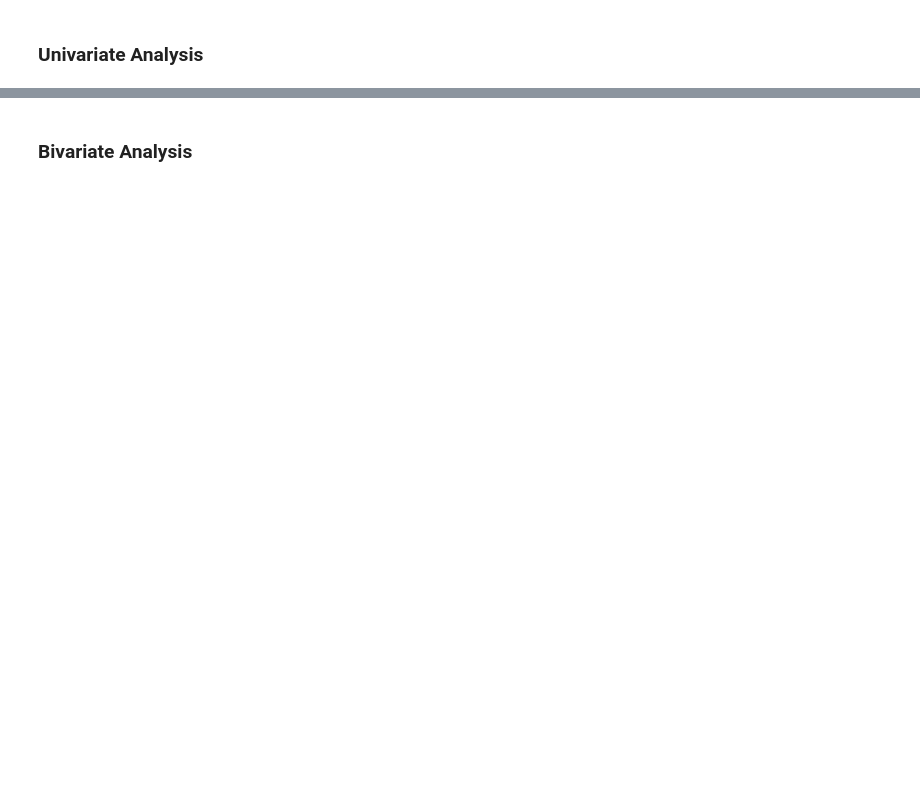
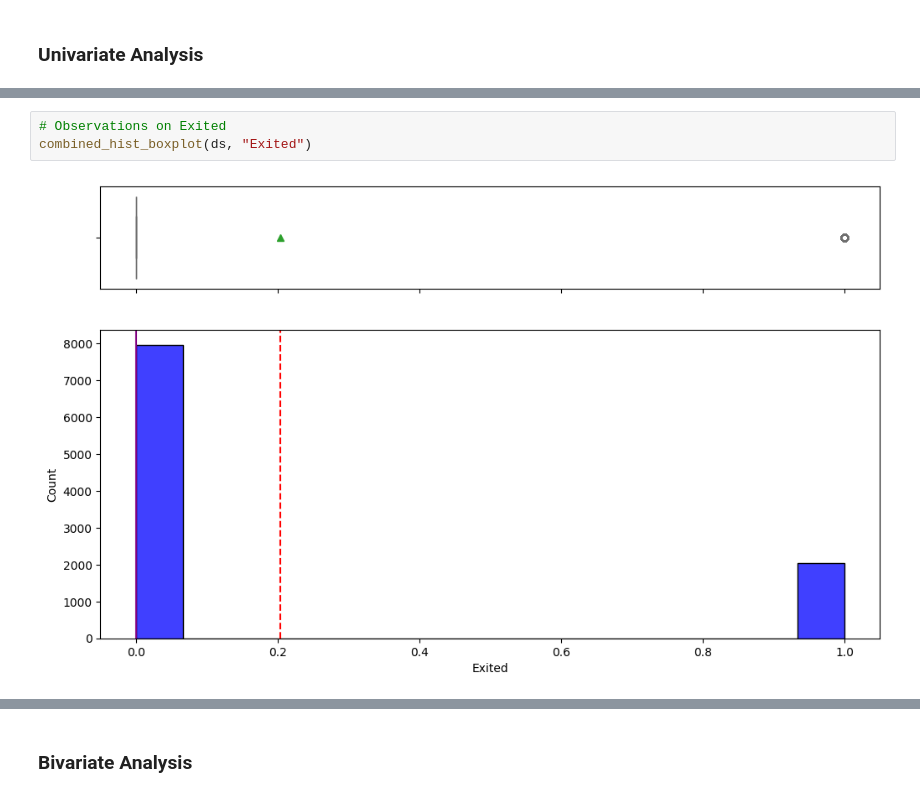
Before and after one commit to developer20sujeet/Python_For_AIML_DataScience, a Jupyter notebook: GreatLearningProject/NLP/1.Bank Churn Prediction/INN_Learner_Notebook_Full_code.ipynb, the cells around one changed output, grey strips where cells are left out. Cells and saved outputs as stored; diff of their text form; blank space fills up the shorter version.

```diff
--- a/GreatLearningProject/NLP/1.Bank Churn Prediction/INN_Learner_Notebook_Full_code.ipynb
+++ b/GreatLearningProject/NLP/1.Bank Churn Prediction/INN_Learner_Notebook_Full_code.ipynb
@@ -52,0 +385,5 @@ You as a Data scientist with the  bank need to  build a neural network based cla
+# %%
+# Observations on Exited
+combined_hist_boxplot(ds, "Exited")
+# %% [output]
+[figure, added]
```
Also changed, not shown: parts of 81 cells of this notebook, 2 other files.
